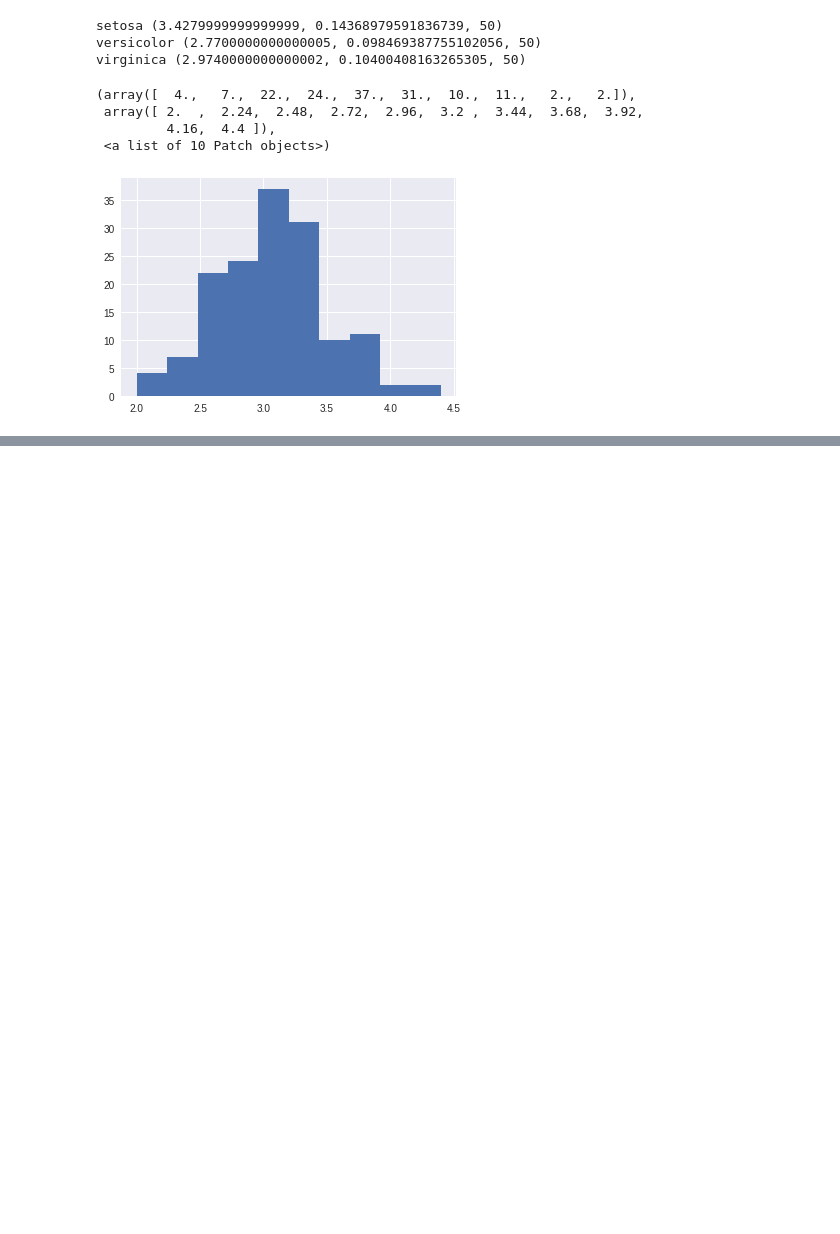
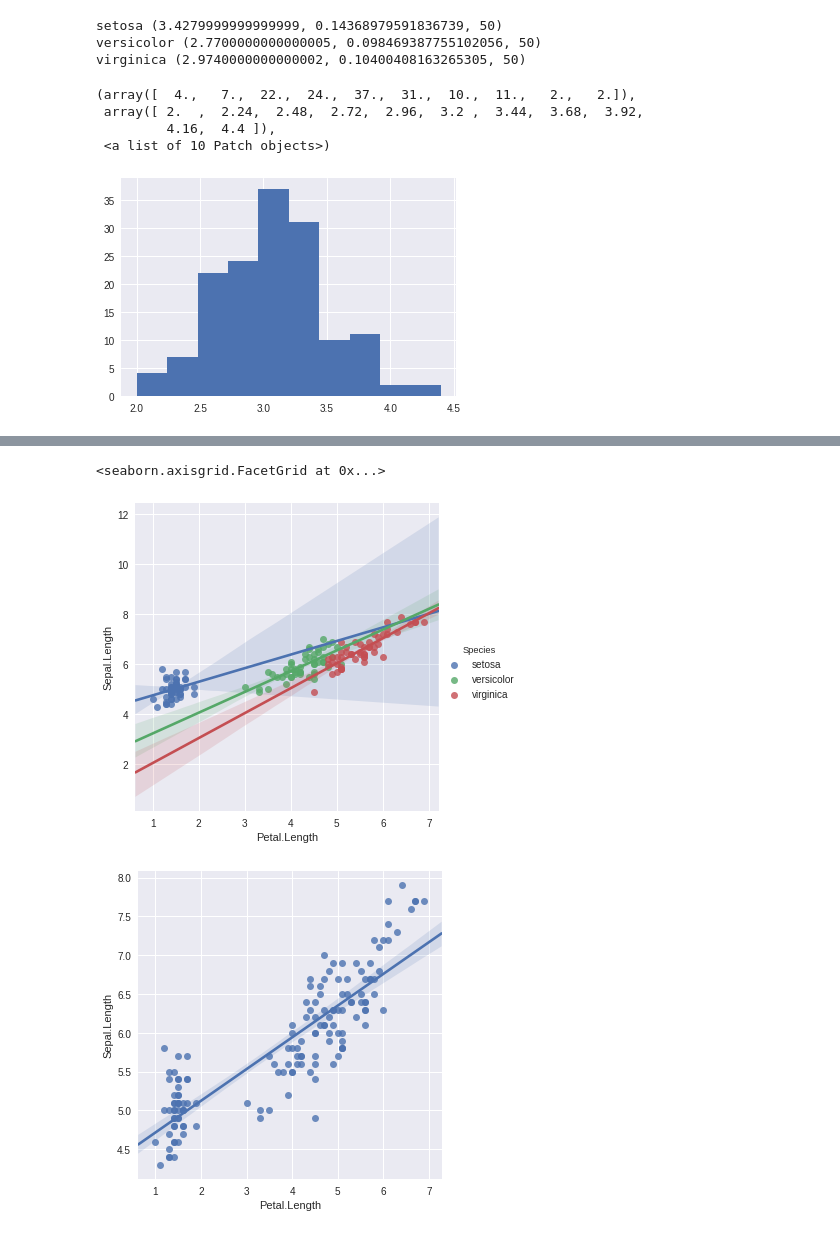
Before and after one commit to GibbsConsulting/ds-collateral, a Jupyter notebook: notebooks/SimpleANOVAExample.ipynb, the cells around one changed output, grey strips where cells are left out. Cells and saved outputs as stored; diff of their text form; code cells hidden in the pictures; blank space fills up the shorter version.

```diff
--- a/notebooks/SeabornIrisExample.ipynb
+++ b/notebooks/SimpleANOVAExample.ipynb
@@ -67,0 +106,7 @@ sns.distplot(virginica['Sepal.Width'])
+# %%
+sns.lmplot(data=dfIris,x='Petal.Length',y='Sepal.Length',hue="Species")
+sns.lmplot(data=dfIris,x='Petal.Length',y='Sepal.Length')
+# %% [output]
+<seaborn.axisgrid.FacetGrid at 0x...>
+[figure, added]
+[figure, added]
```
Also changed, not shown: parts of 5 cells of this notebook.
